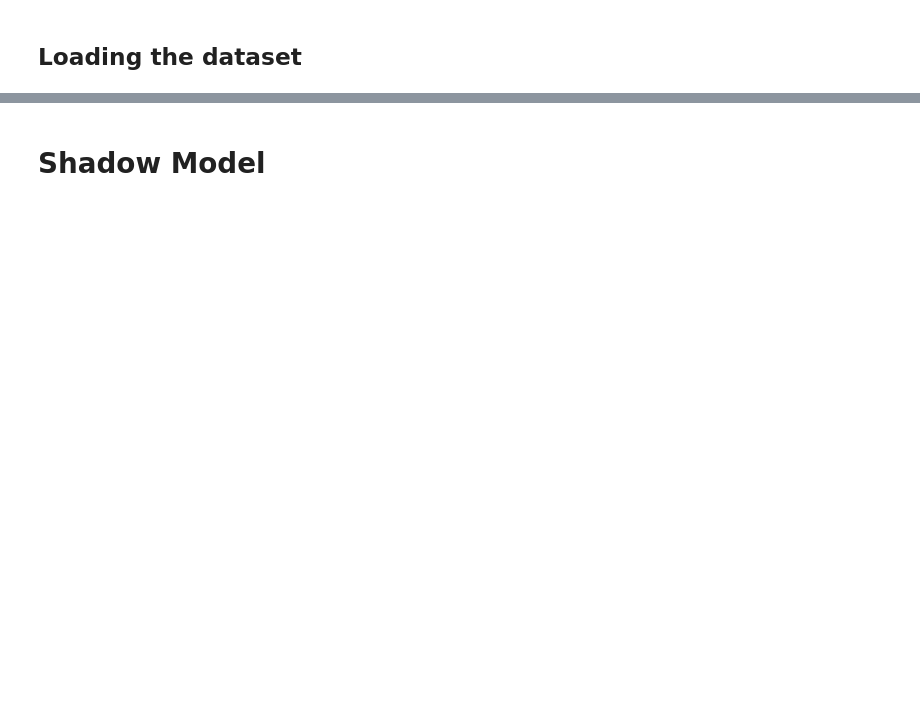
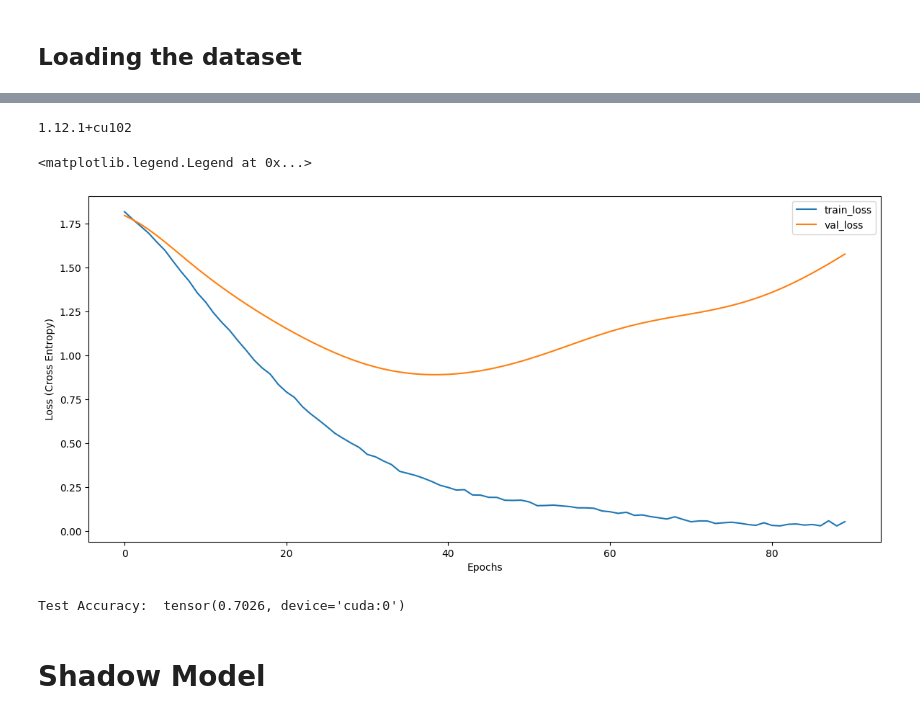
Before and after one commit to j1wnkim/AdversarialGNN, a Jupyter notebook: MIA/blackbox/Shadow/graphsage_Citeseer_torch.ipynb, the cells around one changed output, grey strips where cells are left out. Drawn from its saved outputs; the diff is of its cells as text; code cells hidden in the pictures; blank space fills up the shorter version.

```diff
--- a/MIA/blackbox/Shadow/graphsage_Citeseer_torch.ipynb
+++ b/MIA/blackbox/Shadow/graphsage_Citeseer_torch.ipynb
@@ -148,0 +73,28 @@ print(len(hold_out_targets))
+# %%
+subgraph_data, excluded_original_nodes = generateData(data, 0.8, 0.25, 0.2)
+# %%
+from torch_geometric.nn import SAGEConv
+import torch.nn.functional as F
+
+class GraphSAGE(torch.nn.Module):
+    def __init__(self, in_channels, hidden_channels, out_channels, dropout):
+        super(GraphSAGE, self).__init__()
+        self.conv1 = SAGEConv(in_channels, hidden_channels)
+        self.conv2 = SAGEConv(hidden_channels, out_channels)
+        self.dropout = dropout
+
+    def forward(self, data):
+        x, edge_index = data.x, data.edge_index
+
+        x = self.conv1(x, edge_index)
+        x = F.relu(x)
+        x = F.dropout(x, p=self.dropout, training=self.training)
+
+        # Second layer
+        x = self.conv2(x, edge_index)
+
+        return x ## we're using cross entropy loss so put out the raw logits as output.
+
+
+# Set up the device
+device = torch.device('cuda' if torch.cuda.is_available() else 'cpu')
@@ -148,0 +156,6 @@ print(len(hold_out_targets))
+# %%
+from torch.optim import Adam
+
+model = GraphSAGE(in_channels = 3703, hidden_channels = 32, out_channels = 6, dropout = 0.25)
+device = torch.device("cuda")
+train_losses, val_losses = Train_and_Evaluate(model, subgraph_data, 500, 50, Adam(model.parameters()), device)
@@ -148,0 +180,17 @@ print(len(hold_out_targets))
+# %%
+print(torch.__version__)
+# %% [output]
+1.12.1+cu102
+# %%
+import matplotlib.pyplot as plt
+
+fig = plt.figure(figsize = [5,6])
+axes = fig.add_axes(rect = [0,0,2.2,0.8])
+axes.plot([i for i in range(len(train_losses))], train_losses, label = "train_loss")
+axes.plot([i for i in range(len(val_losses))], val_losses, label = "val_loss")
+plt.xlabel("Epochs")
+plt.ylabel("Loss (Cross Entropy)")
+axes.legend()
+# %% [output]
+<matplotlib.legend.Legend at 0x...>
+[figure, added]
@@ -149,2 +211,12 @@ print(len(hold_out_targets))
+# %%
+model = torch.load(r"/home/jik19004/FilesToRun/AdversarialGNN/MIA/blackbox/Shadow/GraphSage_Citeseer")
+model.eval() # set it to eval mode.
+outputs = model(subgraph_data)[subgraph_data.test_mask]
+outputs_label = torch.argmax(outputs, dim = 1)
+actual_val = torch.argmax(subgraph_data.y[subgraph_data.test_mask], dim = 1)  # take the actual y
+
+print("Test Accuracy: ", ((actual_val == outputs_label).sum())/outputs_label.shape[0])
+# %% [output]
+Test Accuracy:  tensor(0.7026, device='cuda:0')
 # %% [markdown]
 # **Shadow Model**
```
Also changed, not shown: parts of 29 cells of this notebook, 5 other files.
